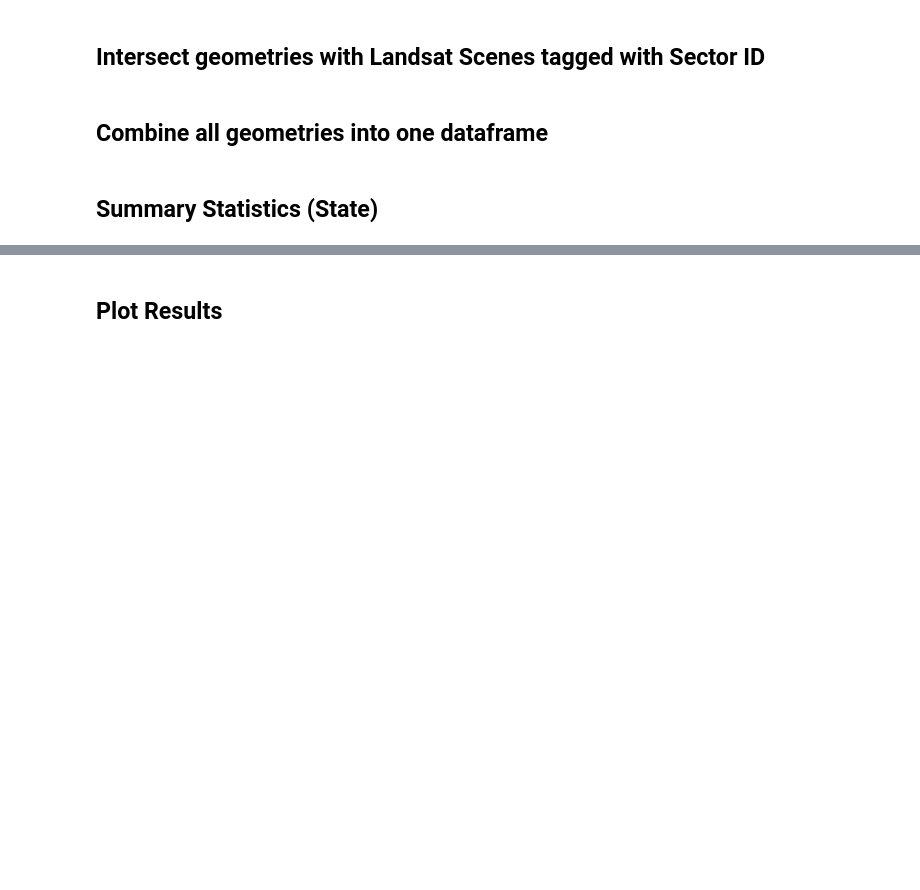
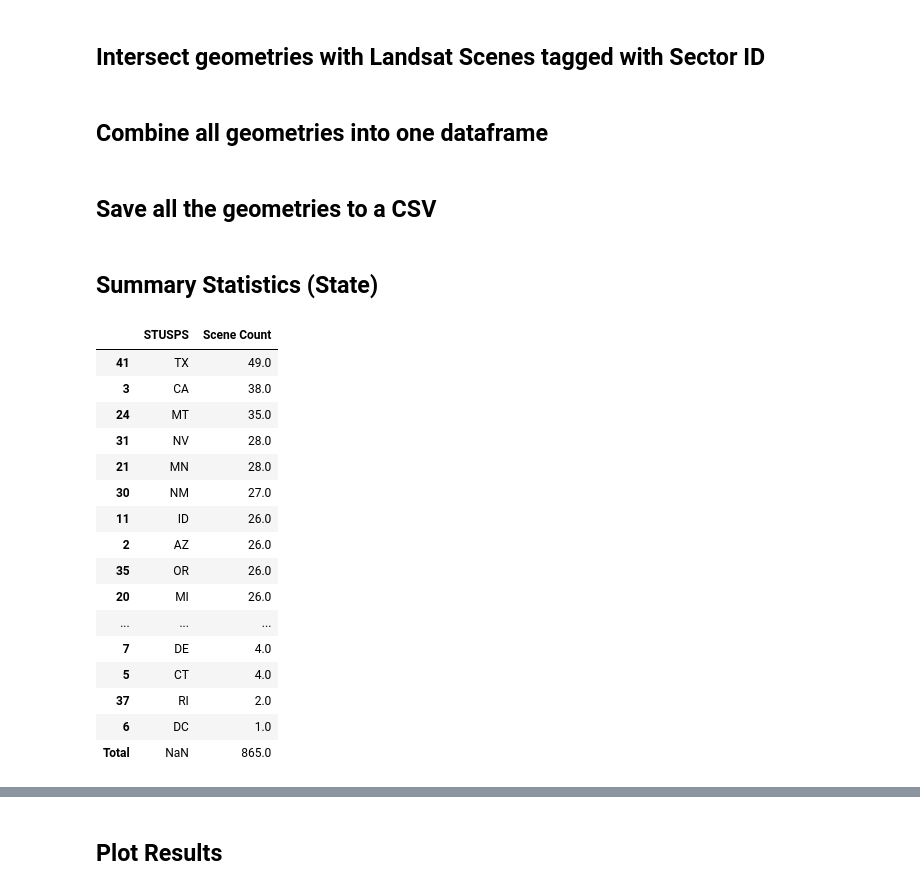
Before and after one commit to easierdata/easier, a Jupyter notebook: code/Pynotebooks/user_access_simulation.ipynb, the cells around one changed output, grey strips where cells are left out. Saved outputs shown, nothing was run; the diff lists cells and outputs as text; code cells hidden in the pictures; blank space fills up the shorter version.

```diff
--- a/code/Pynotebooks/user_access_simulation.ipynb
+++ b/code/Pynotebooks/user_access_simulation.ipynb
@@ -124,3 +129,5 @@ states = geometries_clipped_intersected[0]
 counties = geometries_clipped_intersected[1]
 regions = geometries_clipped_intersected[2]
 msa = geometries_clipped_intersected[3]
+# %% [markdown]
+## Save all the geometries to a CSV
@@ -129,15 +139,26 @@ msa = geometries_clipped_intersected[3]
 # %%
 # Group each state by STUSPS and count number of scenes in each state. Show a Sum of the total number of scenes.
 states_grouped = states.groupby("STUSPS").agg({"Sector": "count"}).reset_index()
 states_grouped.rename(columns={"Sector": "Scene Count"}, inplace=True)
 states_grouped.sort_values(by="Scene Count", ascending=False, inplace=True)
 # Show Scene whole number Count total
 states_grouped.loc["Total"] = states_grouped[["Scene Count"]].sum()
-
-# Group by STUSPS and add count of unqiue sectors in a new column called "Sectors Hit"
-states_grouped = states.groupby("STUSPS").agg({"Sector": "nunique"}).reset_index().sort_values(by="Sector", ascending=False)
-states_grouped.rename(columns={"Sector": "Sectors Hit"}, inplace=True)
-states_grouped.head()
-
-# Show standard deviation of sectors hit
-states_grouped["Sectors Hit"].std()
+states_grouped
+# %% [output]
+|  | STUSPS | Scene Count |
+| 41 | TX | 49.0 |
+| 3 | CA | 38.0 |
+| 24 | MT | 35.0 |
+| 31 | NV | 28.0 |
+| 21 | MN | 28.0 |
+| 30 | NM | 27.0 |
+| 11 | ID | 26.0 |
+| 2 | AZ | 26.0 |
+| 35 | OR | 26.0 |
+| 20 | MI | 26.0 |
+| ... | ... | ... |
+| 7 | DE | 4.0 |
+| 5 | CT | 4.0 |
+| 37 | RI | 2.0 |
+| 6 | DC | 1.0 |
+| Total | NaN | 865.0 |
```
Also changed, not shown: parts of 4 cells of this notebook, 1 other file.
